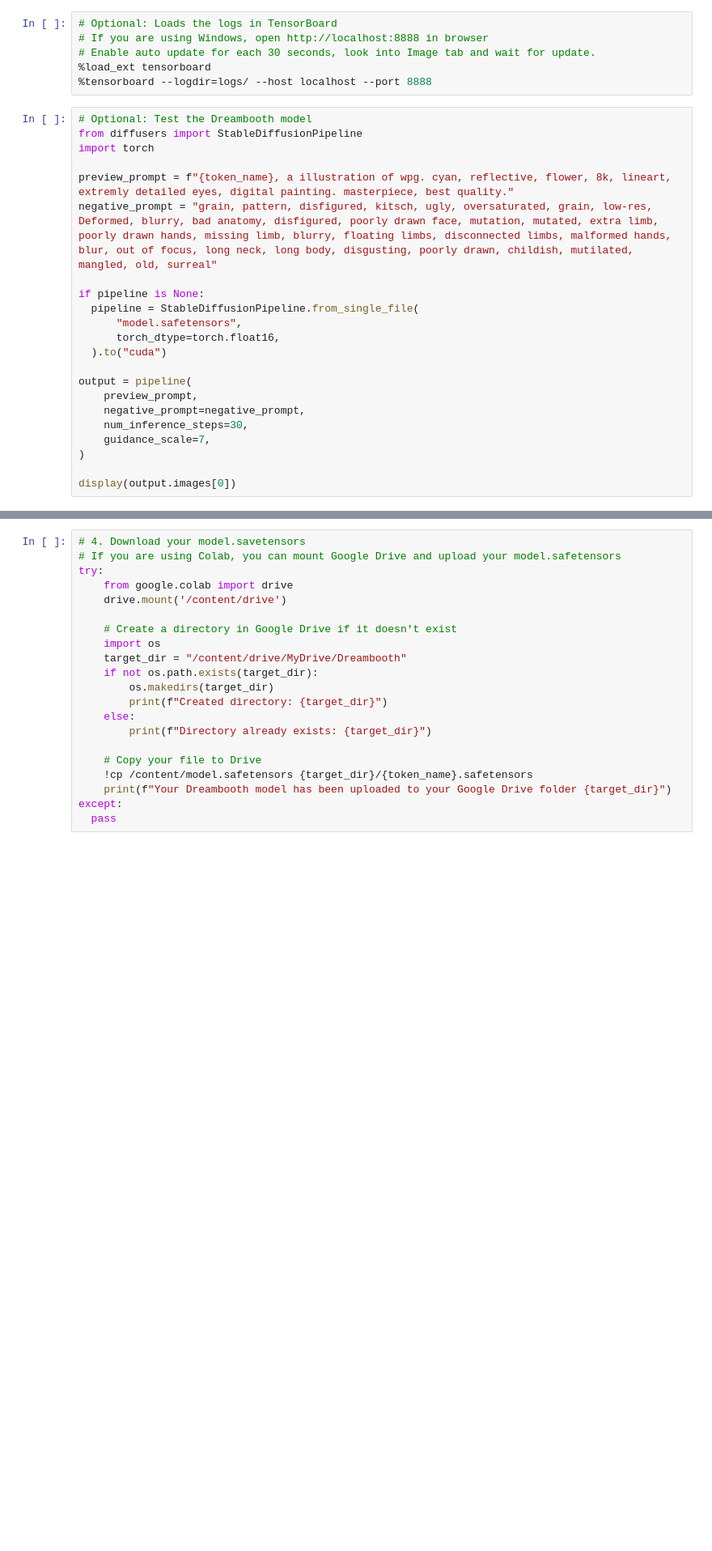
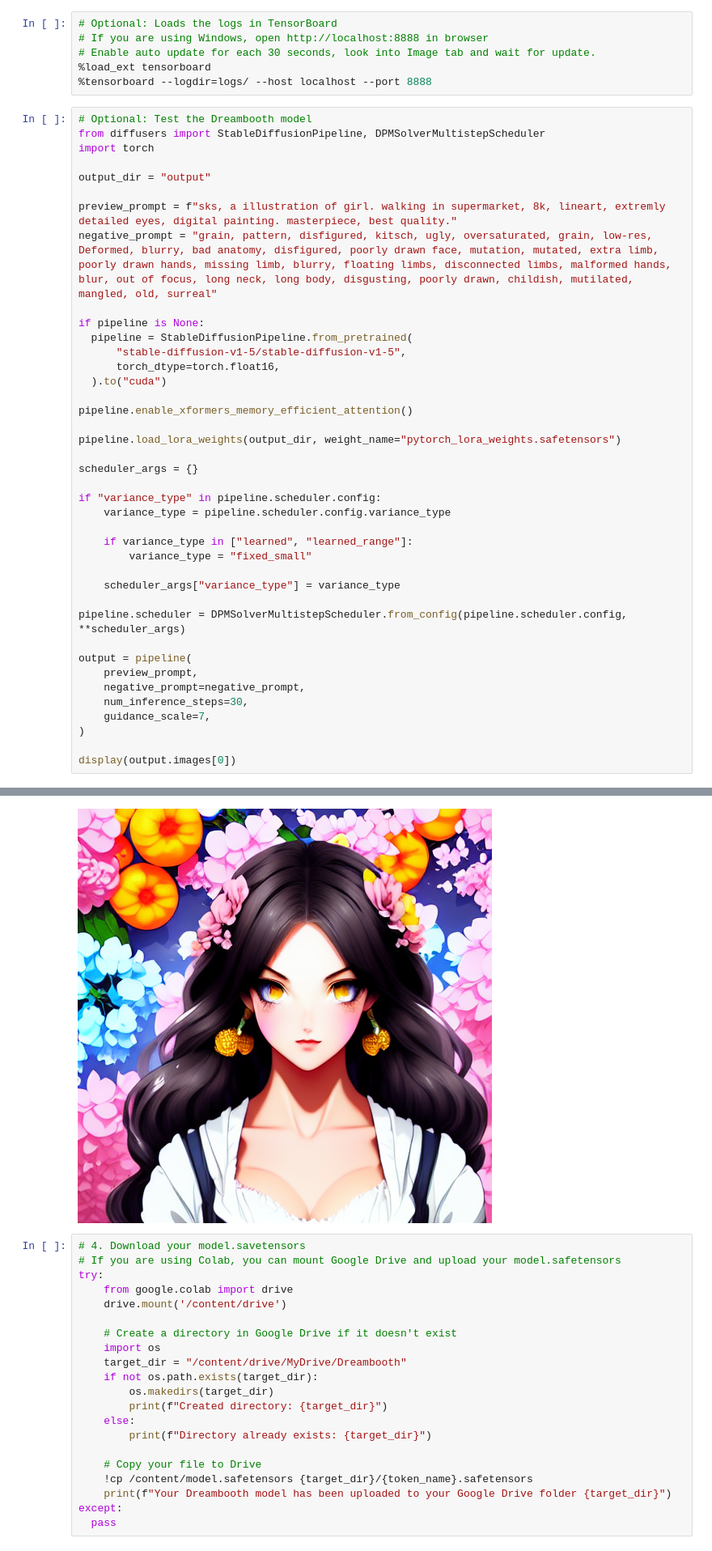
Before and after one commit to jomo0825/MrFuGenerativeAI, a Jupyter notebook: LoRA/MrFu_LoRA.ipynb, the cells around one changed output, grey strips where cells are left out. Shown at 81% size. Saved outputs shown, nothing was run; the diff lists cells and outputs as text; blank space fills up the shorter version.

```diff
--- a/LoRA/MrFu_LoRA.ipynb
+++ b/LoRA/MrFu_LoRA.ipynb
@@ -442,17 +370,35 @@ demo.close()
 %tensorboard --logdir=logs/ --host localhost --port 8888
 # %%
 # Optional: Test the Dreambooth model
-from diffusers import StableDiffusionPipeline
+from diffusers import StableDiffusionPipeline, DPMSolverMultistepScheduler
 import torch
 
-preview_prompt = f"{token_name}, a illustration of wpg. cyan, reflective, flower, 8k, lineart, extremly detailed eyes, digital painting. masterpiece, best quality."
+output_dir = "output"
+
+preview_prompt = f"sks, a illustration of girl. walking in supermarket, 8k, lineart, extremly detailed eyes, digital painting. masterpiece, best quality."
 negative_prompt = "grain, pattern, disfigured, kitsch, ugly, oversaturated, grain, low-res, Deformed, blurry, bad anatomy, disfigured, poorly drawn face, mutation, mutated, extra limb, poorly drawn hands, missing limb, blurry, floating limbs, disconnected limbs, malformed hands, blur, out of focus, long neck, long body, disgusting, poorly drawn, childish, mutilated, mangled, old, surreal"
 
 if pipeline is None:
-  pipeline = StableDiffusionPipeline.from_single_file(
-      "model.safetensors",
+  pipeline = StableDiffusionPipeline.from_pretrained(
+      "stable-diffusion-v1-5/stable-diffusion-v1-5",
       torch_dtype=torch.float16,
   ).to("cuda")
+
+pipeline.enable_xformers_memory_efficient_attention()
+
+pipeline.load_lora_weights(output_dir, weight_name="pytorch_lora_weights.safetensors")
+
+scheduler_args = {}
+
+if "variance_type" in pipeline.scheduler.config:
+    variance_type = pipeline.scheduler.config.variance_type
+
+    if variance_type in ["learned", "learned_range"]:
+        variance_type = "fixed_small"
+
+    scheduler_args["variance_type"] = variance_type
+
+pipeline.scheduler = DPMSolverMultistepScheduler.from_config(pipeline.scheduler.config, **scheduler_args)
 
 output = pipeline(
     preview_prompt,
@@ -462,3 +408,4 @@ output = pipeline(
 )
 
 display(output.images[0])
+# %% [output]
@@ -465,3 +413,4 @@ display(output.images[0])
+[figure, added]
 # %%
 # 4. Download your model.savetensors
 # If you are using Colab, you can mount Google Drive and upload your model.safetensors
```
Also changed, not shown: parts of 3 cells of this notebook.
